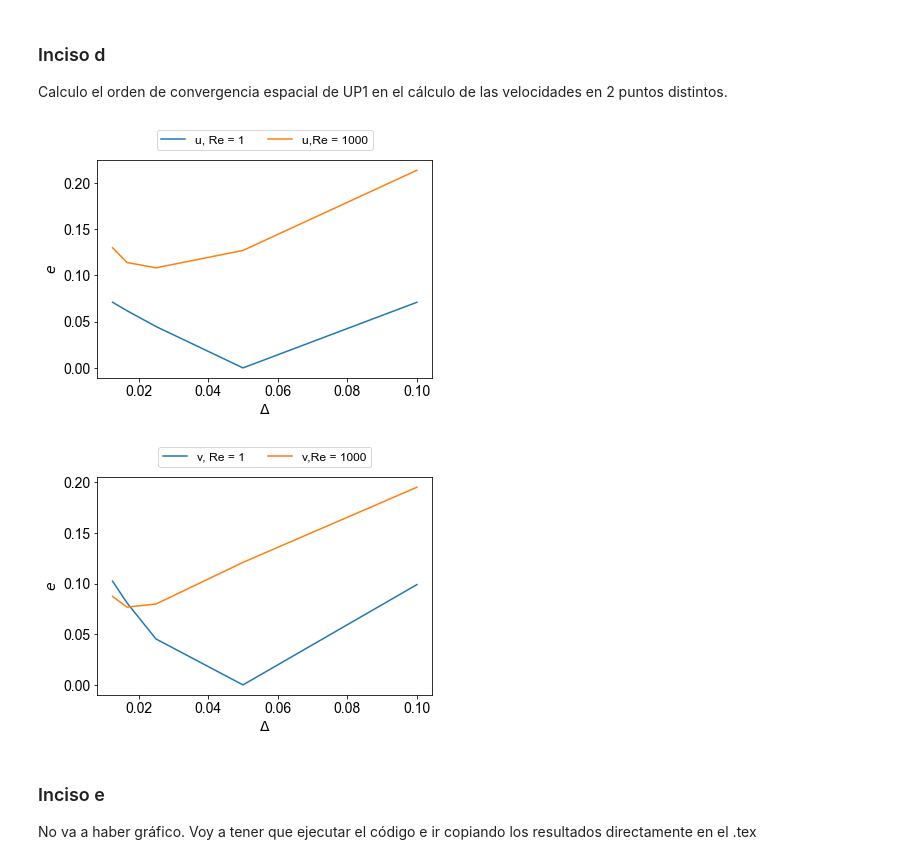
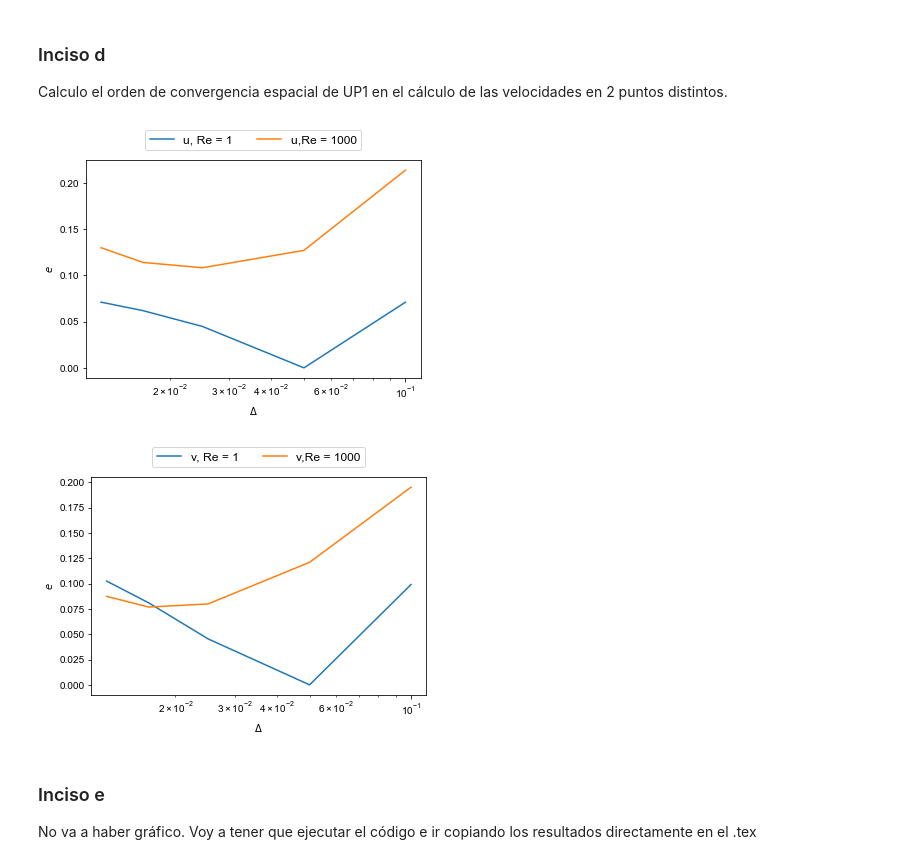
Before and after one commit to Lupama2/Guias_Metodos_Num_Fluidos_I, a Jupyter notebook: Guias/Informe_final/Programa/graficos/graficos.ipynb, the cells around one changed output. Saved outputs shown, nothing was run; the diff lists cells and outputs as text; code cells hidden in the pictures.

```diff
--- a/Guias/Informe_final/Programa/graficos/graficos.ipynb
+++ b/Guias/Informe_final/Programa/graficos/graficos.ipynb
@@ -298,24 +298,26 @@ plt.ylabel('$e$')
 # plt.yticks(np.arange(y.min(), y.max(), 0.005))
 # plt.yticks(np.arange(-0.5,0.5 + 0.2,0.2))
 # plt.xlim(10.0**-4, 10.0**0)
-# plt.xscale("log")
+plt.xscale("log")
 # plt.yscale("log")
 
 #Guardo el gráfico
 plt.savefig('d_error_UP1_n1_vs_Re.pdf', format='pdf',bbox_inches = "tight")
 # %% [output]
-[figure, old version]
+[figure, new version]
 # %%
 plt.plot(Delta_array, datos_errorv_1, label='v, Re = 1')
 plt.plot(Delta_array, datos_errorv_1000, label='v,Re = 1000')
 
 plt.legend(loc='lower center', ncol = 4, bbox_to_anchor=(0, 1.02, 1, 0.2),fontsize = 12)
 plt.xlabel('$\Delta$')
 plt.ylabel('$e$')
 
+plt.xscale("log")
+
 plt.savefig('d_error_UP1_n1_vs_Re.pdf', format='pdf',bbox_inches = "tight")
 # %% [output]
-[figure, old version]
+[figure, new version]
 # %% [markdown]
 ### Inciso e
 
```
Also changed, not shown: parts of 4 cells of this notebook, 6 other files.
